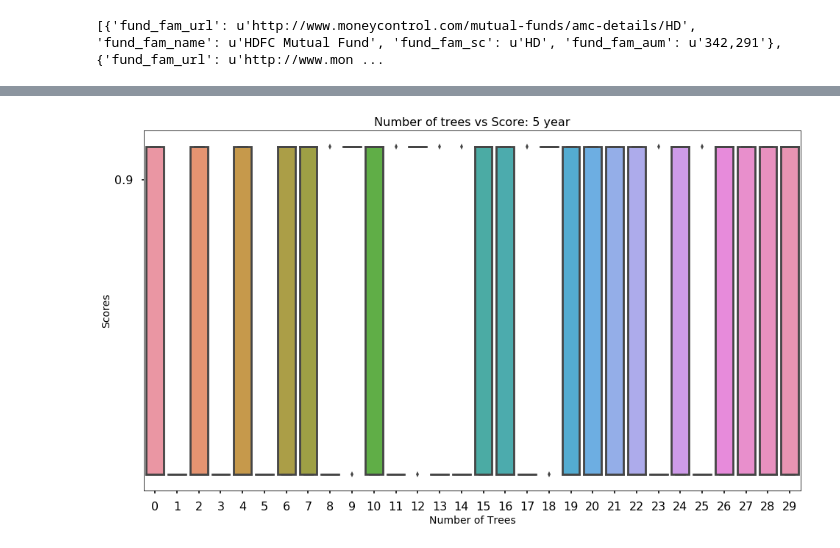
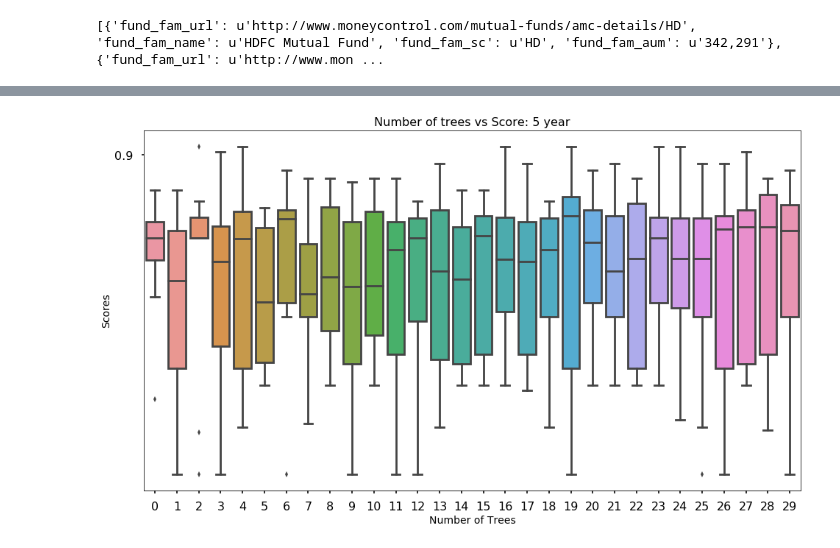
Before and after one commit to ST7677/Mutual-Funds, a Jupyter notebook: MutualFunds.ipynb, the cells around one changed output, grey strips where cells are left out. Drawn from its saved outputs; the diff is of its cells as text; code cells hidden in the pictures.

```diff
--- a/MutualFunds.ipynb
+++ b/MutualFunds.ipynb
@@ -1,4 +1,5 @@
 # %%
+# Importing various libraries for later use in the project
 import numpy as np
 import pandas as pd
 %matplotlib inline
@@ -7,7 +8,7 @@ import matplotlib.pyplot as plt
 import seaborn as sns
 import sklearn
 from sklearn.ensemble import RandomForestClassifier
-import sklearn.cross_validation
+
 
 import csv
 from bs4 import BeautifulSoup
@@ -18,9 +19,11 @@ import re
 
 import warnings
 
-fund_house_count=6   # number of top fund houses to be analyzed
-f_scheme_count=250    # Maximum number of fund schemes to be analyzed
+# Setting up data import limits for speeding up the coding and testing process
+fund_house_count=10   # number of top fund houses to be analyzed
+f_scheme_count=1500    # Maximum number of fund schemes to be analyzed
 
+# Defining source for webscaping financial data
 money_control_root = 'http://www.moneycontrol.com'
 
 #to ignore A value is trying to be set on a copy of a slice from a DataFrame Warning
@@ -28,4 +31,5 @@ pd.options.mode.chained_assignment = None  # default='warn'
 
 #to ignore DeprecationWarning
 np.warnings.filterwarnings('ignore')
+import sklearn.cross_validation
 # %%
@@ -590,4 +465,4 @@ Yp_6m = np.array( [scheme['calc_label_6m'] for scheme in f_schemes] )
 Yp_1yr = np.array( [scheme['calc_label_1yr'] for scheme in f_schemes] )
 Yp_2yr = np.array( [scheme['calc_label_2yr'] for scheme in f_schemes] )
 Yp_3yr = np.array( [scheme['calc_label_3yr'] for scheme in f_schemes] )
-Yp_5y = np.array( [scheme['calc_label_5y'] for scheme in f_schemes] )
+Yp_5yr = np.array( [scheme['calc_label_5yr'] for scheme in f_schemes] )
@@ -625,7 +473,7 @@ print(Yp_5y)
 Xv_1wk = np.array(
     [
         [
-            scheme['num_scheme_risk']           if scheme['num_scheme_risk'] else 0,
+            scheme['num_risk_rating']           if scheme['num_risk_rating'] else 0,
             scheme['num_crisil_rating']         if scheme['num_crisil_rating'] else 0,
             scheme['num_fund_fam_aum']       if scheme['num_fund_fam_aum'] else 0,
             scheme['num_sch_aum']            if scheme['num_sch_aum'] else 0,
@@ -640,7 +488,7 @@ Xv_1wk = np.array(
 Xv_1m = np.array(
     [
         [
-            scheme['num_scheme_risk']           if scheme['num_scheme_risk'] else 0,
+            scheme['num_risk_rating']           if scheme['num_risk_rating'] else 0,
             scheme['num_crisil_rating']         if scheme['num_crisil_rating'] else 0,
             scheme['num_fund_fam_aum']       if scheme['num_fund_fam_aum'] else 0,
             scheme['num_sch_aum']            if scheme['num_sch_aum'] else 0,
@@ -655,7 +503,7 @@ Xv_1m = np.array(
 Xv_3m = np.array(
     [
         [
-            scheme['num_scheme_risk']           if scheme['num_scheme_risk'] else 0,
+            scheme['num_risk_rating']           if scheme['num_risk_rating'] else 0,
             scheme['num_crisil_rating']         if scheme['num_crisil_rating'] else 0,
             scheme['num_fund_fam_aum']       if scheme['num_fund_fam_aum'] else 0,
             scheme['num_sch_aum']            if scheme['num_sch_aum'] else 0,
@@ -670,7 +518,7 @@ Xv_3m = np.array(
 Xv_6m = np.array(
     [
         [
-            scheme['num_scheme_risk']           if scheme['num_scheme_risk'] else 0,
+            scheme['num_risk_rating']           if scheme['num_risk_rating'] else 0,
             scheme['num_crisil_rating']         if scheme['num_crisil_rating'] else 0,
             scheme['num_fund_fam_aum']       if scheme['num_fund_fam_aum'] else 0,
             scheme['num_sch_aum']            if scheme['num_sch_aum'] else 0,
@@ -685,7 +533,7 @@ Xv_6m = np.array(
 Xv_1yr = np.array(
     [
         [
-            scheme['num_scheme_risk']           if scheme['num_scheme_risk'] else 0,
+            scheme['num_risk_rating']           if scheme['num_risk_rating'] else 0,
             scheme['num_crisil_rating']         if scheme['num_crisil_rating'] else 0,
             scheme['num_fund_fam_aum']       if scheme['num_fund_fam_aum'] else 0,
             scheme['num_sch_aum']            if scheme['num_sch_aum'] else 0,
@@ -700,7 +548,7 @@ Xv_1yr = np.array(
 Xv_2yr = np.array(
     [
         [
-            scheme['num_scheme_risk']           if scheme['num_scheme_risk'] else 0,
+            scheme['num_risk_rating']           if scheme['num_risk_rating'] else 0,
             scheme['num_crisil_rating']         if scheme['num_crisil_rating'] else 0,
             scheme['num_fund_fam_aum']       if scheme['num_fund_fam_aum'] else 0,
             scheme['num_sch_aum']            if scheme['num_sch_aum'] else 0,
@@ -715,7 +563,7 @@ Xv_2yr = np.array(
 Xv_3yr = np.array(
     [
         [
-            scheme['num_scheme_risk']           if scheme['num_scheme_risk'] else 0,
+            scheme['num_risk_rating']           if scheme['num_risk_rating'] else 0,
             scheme['num_crisil_rating']         if scheme['num_crisil_rating'] else 0,
             scheme['num_fund_fam_aum']       if scheme['num_fund_fam_aum'] else 0,
             scheme['num_sch_aum']            if scheme['num_sch_aum'] else 0,
@@ -727,16 +575,16 @@ Xv_3yr = np.array(
     ], dtype = 'float64'
 )
 
-Xv_5y = np.array(
+Xv_5yr = np.array(
     [
         [
-            scheme['num_scheme_risk']           if scheme['num_scheme_risk'] else 0,
+            scheme['num_risk_rating']           if scheme['num_risk_rating'] else 0,
             scheme['num_crisil_rating']         if scheme['num_crisil_rating'] else 0,
             scheme['num_fund_fam_aum']       if scheme['num_fund_fam_aum'] else 0,
             scheme['num_sch_aum']            if scheme['num_sch_aum'] else 0,
             scheme['num_latest_nav']            if scheme['num_latest_nav'] else 0,
-            scheme['num_f_return_5y']           if scheme['num_f_return_5y'] else 0,
-            scheme['num_cat_ret_avg_5y']        if scheme['num_cat_ret_avg_5y'] else 0
+            scheme['num_f_return_5yr']           if scheme['num_f_return_5yr'] else 0,
+            scheme['num_cat_ret_avg_5yr']        if scheme['num_cat_ret_avg_5yr'] else 0
         ]
         for scheme in f_schemes
     ], dtype = 'float64'
@@ -756,7 +604,7 @@ Xv_6m = imp.fit_transform( Xv_6m )
 Xv_1yr = imp.fit_transform( Xv_1yr )
 Xv_2yr = imp.fit_transform( Xv_2yr )
 Xv_3yr = imp.fit_transform( Xv_3yr )
-Xv_5y = imp.fit_transform( Xv_5y )
+Xv_5yr = imp.fit_transform( Xv_5yr )
 # %%
 # Use Random forest classifer and cross validation for number of trees ranging from 1 to 30
 # to find out which trees gives more accuracy.
@@ -992,17 +784,17 @@ sns.set_context('poster')
 # %%
 # plot the scores of the random forests as a function of the number of trees
 plt.figure(figsize=(16,9))
 
 # Scores of 10-fold cross-validation for random forests ranging from 1 to 40 trees as a box plot
-sns.boxplot(data  = df_5y.scores)
+sns.boxplot(data  = df_5yr.scores)
 
 plt.title(  "Number of trees vs Score: 5 year", fontsize=16)
 plt.xlabel( "Number of Trees", fontsize=14)
 plt.ylabel( "Scores", fontsize=14)
 plt.yticks( np.arange( 0.9, 1.0, 0.1 ) )
 sns.set_context('poster')
 # %% [output]
-[figure, old version]
+[figure, new version]
 # %%
 ##
 # 1 week:
```
Also changed, not shown: parts of 40 cells of this notebook.
